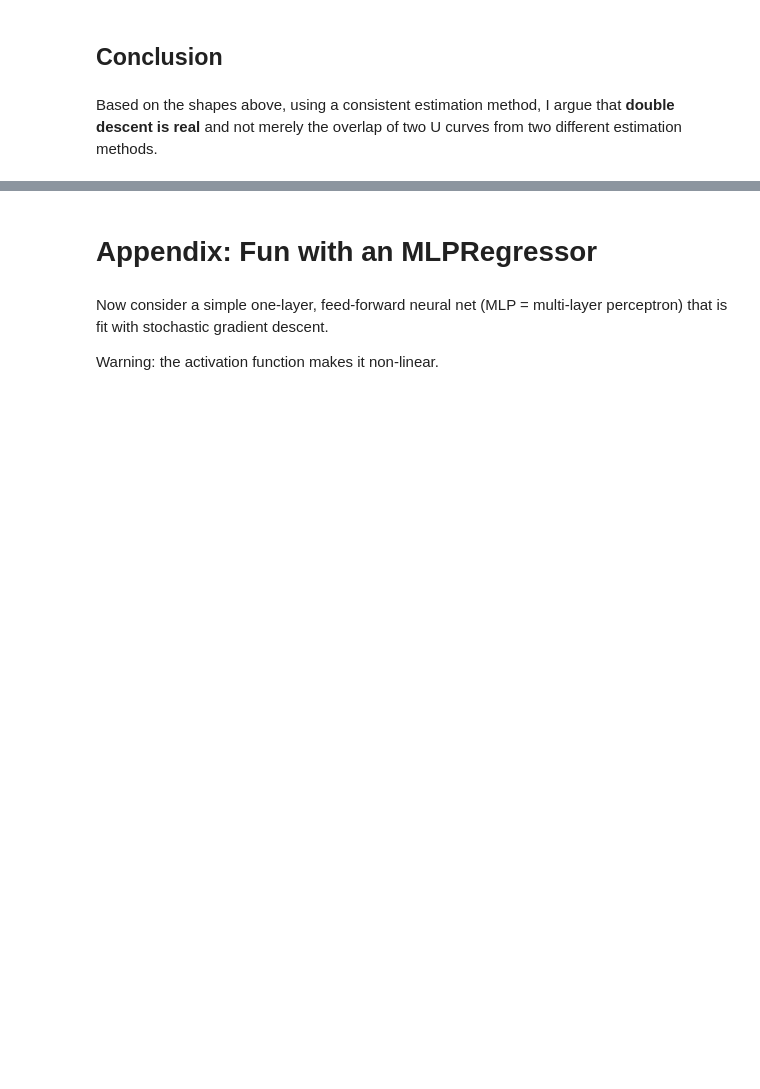
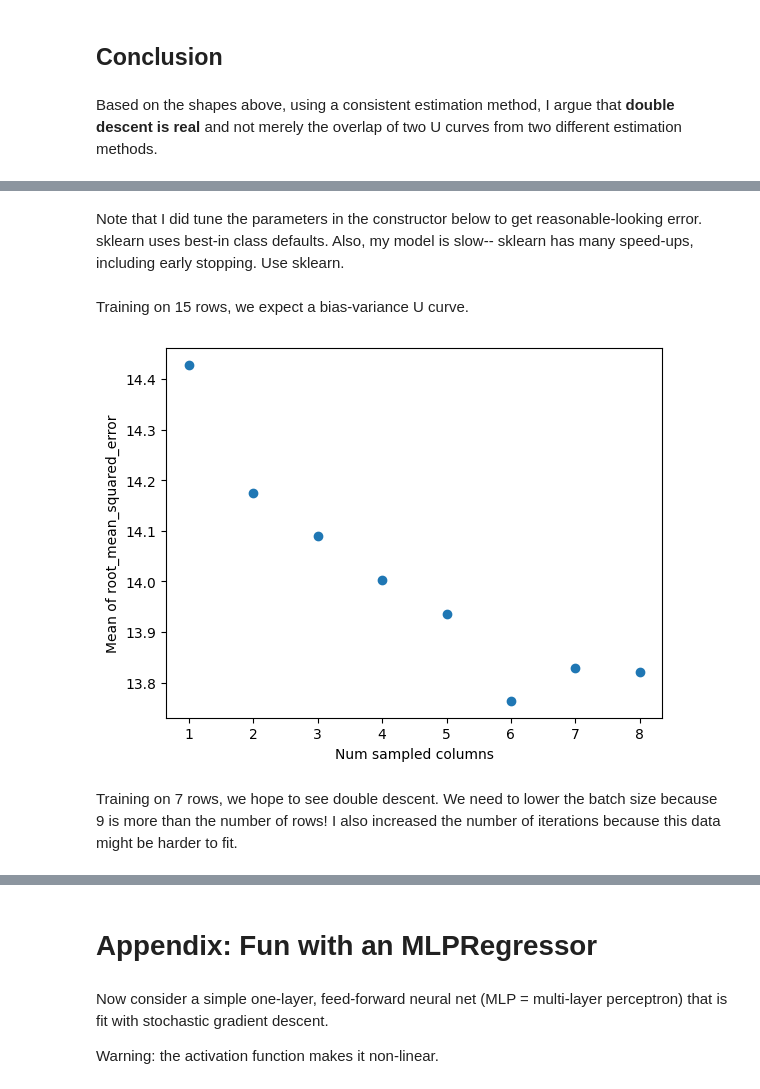
Before and after one commit to jeanimal/double_descent_dar, a Jupyter notebook: double_descent_mtcars_reg.ipynb, the cells around one changed output, grey strips where cells are left out. Saved outputs shown, nothing was run; the diff lists cells and outputs as text; code cells hidden in the pictures; blank space fills up the shorter version.

Commit message:
Added a custom SGD regression model.

```diff
--- a/double_descent_mtcars_reg.ipynb
+++ b/double_descent_mtcars_reg.ipynb
@@ -403,0 +481,30 @@ Based on the shapes above, using a consistent estimation method, I argue that **
+# %% [markdown]
+Note that I did tune the parameters in the constructor below to get reasonable-looking error.  sklearn uses best-in class defaults.  Also, my model is slow-- sklearn has many speed-ups, including early stopping.  Use sklearn.
+# %%
+rng = np.random.RandomState(42)
+model = make_pipeline(StandardScaler(), CustomSGDRegression(learning_rate=0.001, n_iter=200, batch_size=9, rng=rng))
+# %% [markdown]
+Training on 15 rows, we expect a bias-variance U curve.
+# %%
+y = pd.DataFrame(y)
+# %%
+num_train_rows = 15
+def sample_by_num_cols(num_sampled_columns_local):
+    return sample_eval.sample_and_calc_metric_by_rows_and_cols(X, y, num_train_rows=num_train_rows, num_columns=num_sampled_columns_local, model=model, metric_func=my_metric, replace=False, random_state=random_state)['test']
+# %%
+num_samples = 300
+metric_all_samples = []
+for num_sampled_columns in range(1, X.shape[1]-1):
+        metric_all_samples.append((num_sampled_columns, [sample_by_num_cols(num_sampled_columns) for _ in range(num_samples)]))
+metric_means = [(col_val_tuple[0], np.mean(col_val_tuple[1])) for col_val_tuple in metric_all_samples]
+res = list(zip(*metric_means))
+num_cols = res[0]
+means = res[1]
+plt.scatter(num_cols, means)
+plt.xlabel("Num sampled columns")
+plt.ylabel("Mean of " + my_metric.__name__)
+plt.show()
+# %% [output]
+[figure, added]
+# %% [markdown]
+Training on 7 rows, we hope to see double descent.  We need to lower the batch size because 9 is more than the number of rows!  I also increased the number of iterations because this data might be harder to fit.
```
Also changed, not shown: parts of 12 cells of this notebook.
